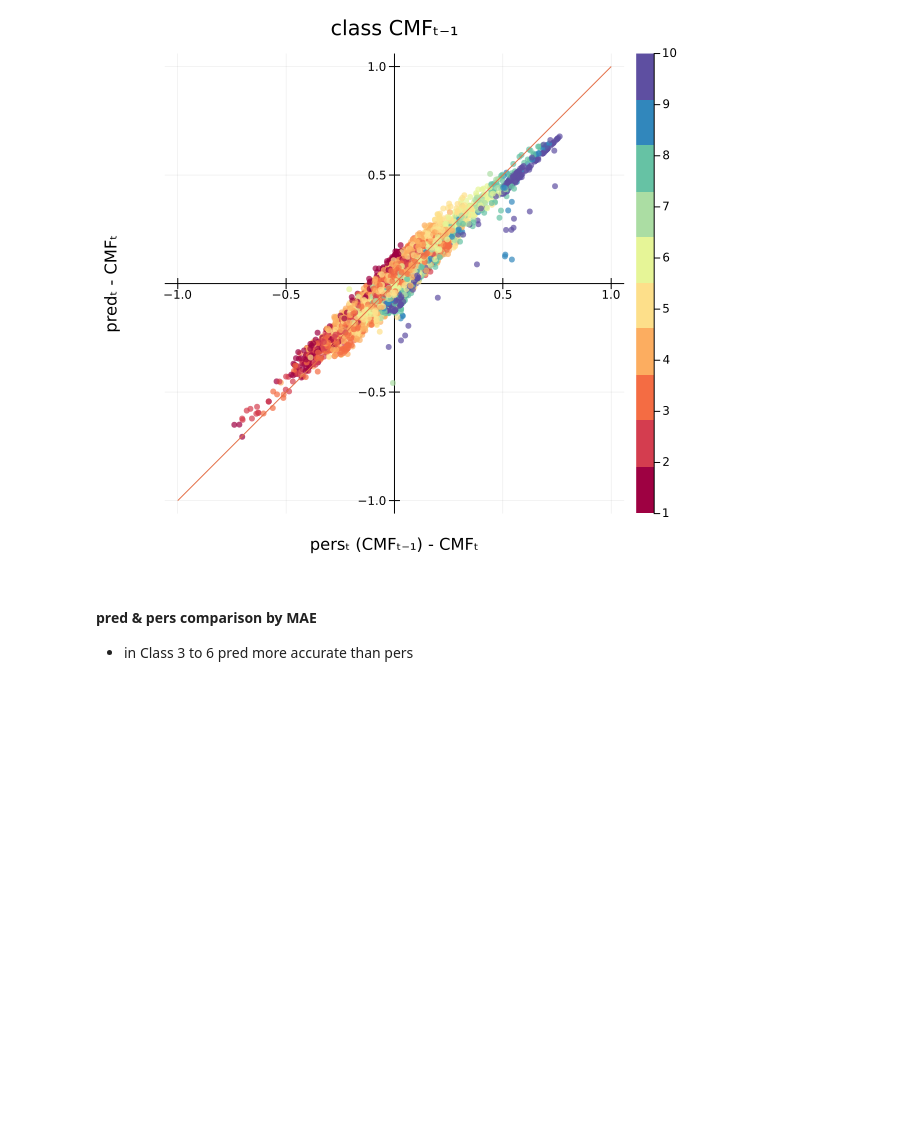
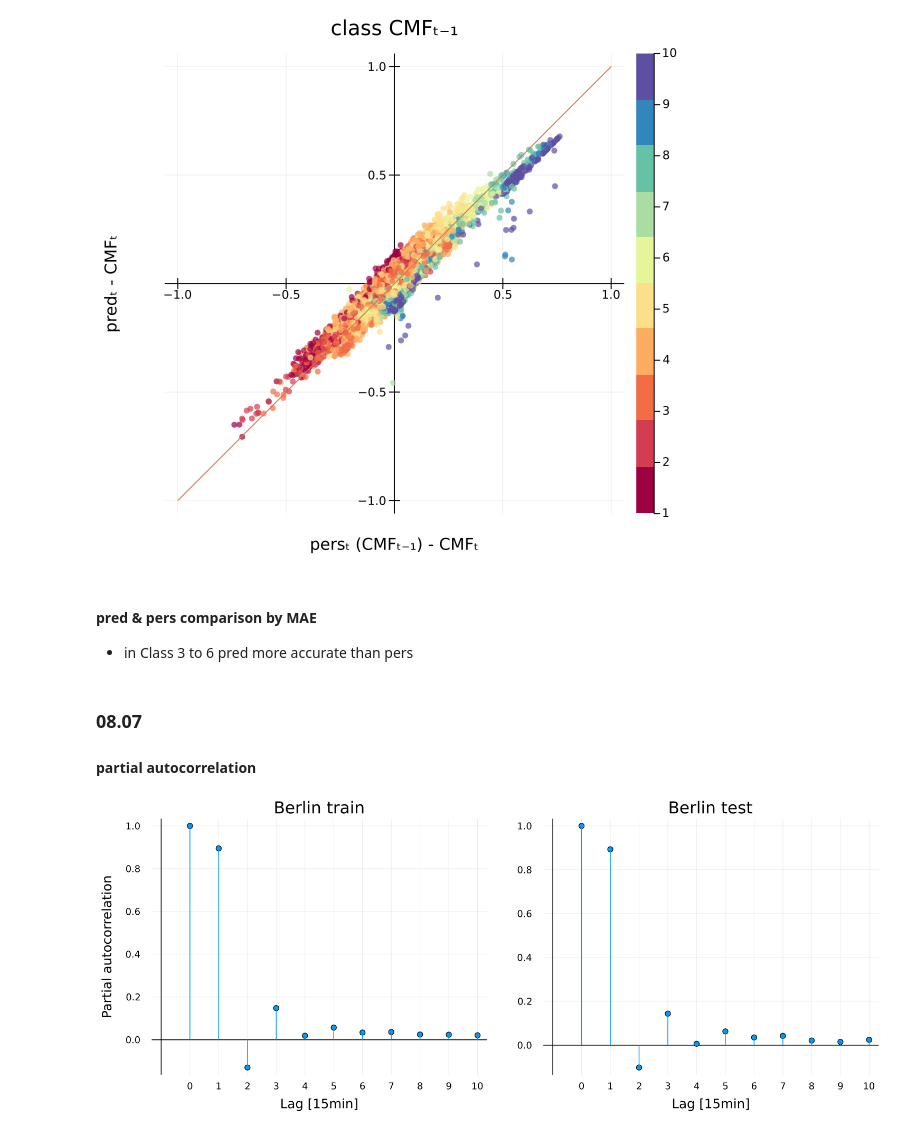
Before and after one commit to EuRoXy/MC_CMF, a Jupyter notebook: 21_07.ipynb, the cells around one changed output. Cells and saved outputs as stored; diff of their text form; code cells hidden in the pictures; blank space fills up the shorter version.

```diff
--- a/21_07.ipynb
+++ b/21_07.ipynb
@@ -38,3 +38,12 @@ groupedbar(xticks, errs, group=mode, grid=false,
     c=[4 1], lc=[4 1], fillalpha=0.5,
     ylim=(0,0.125),
     xlabel="mean CMFₜ₋₁", ylabel="MAEₜ")
+# %% [markdown]
+### 08.07
+#### partial autocorrelation
+# %%
+acfs = plot(acfTr, acfTe, layout=@layout([a b]), leg=false, frame=:zerolines,
+    xticks=(1:11, lags), yticks=-0.2:0.2:1.0, xlabel="Lag [15min]",
+    leftmargin=20px, bottommargin=20px, dpi=150, fmt=:png, size=(1000,400))
+# %% [output]
+[figure, added]
```
Also changed, not shown: parts of 10 cells of this notebook, 2 other files.
